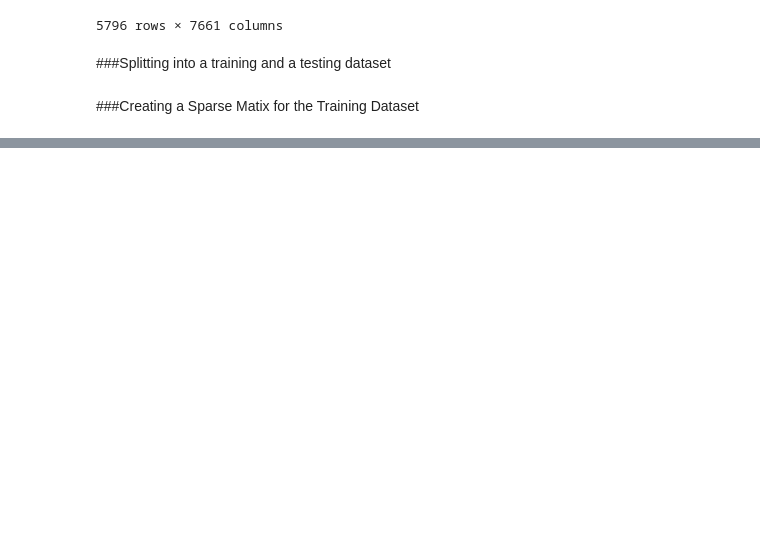
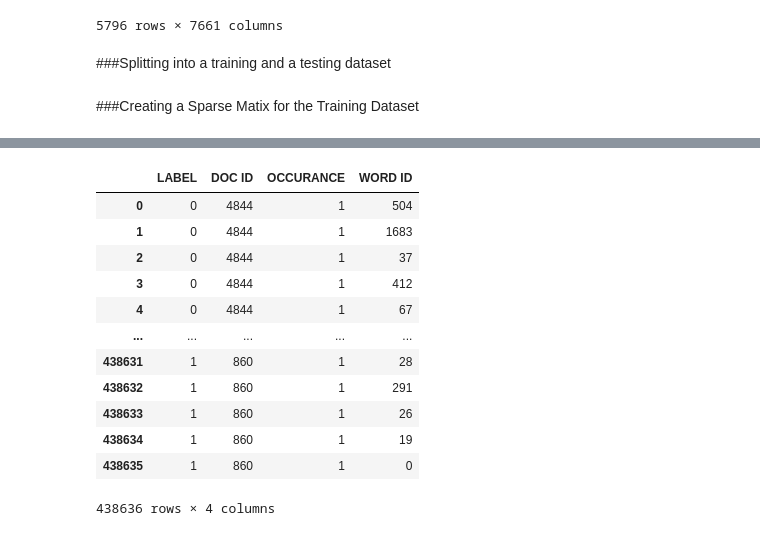
Before and after one commit to makhijakabir/machine-learning, a Jupyter notebook: bayesClassifierESF.ipynb, the cells around one changed output, grey strips where cells are left out. Saved outputs shown, nothing was run; the diff lists cells and outputs as text; code cells hidden in the pictures; blank space fills up the shorter version.

```diff
--- a/bayesClassifierESF.ipynb
+++ b/bayesClassifierESF.ipynb
@@ -636,3 +639,28 @@ xTrain.index.name = xTest.index.name = 'docID'
 ###Creating a Sparse Matix for the Training Dataset
 # %%
 wordIndex = pd.Index(vocab.vocabWords)
+# %%
+def makeSparse(df, indexedWords, labels):
+
+    nrRows = df.shape[0]
+    nrCols = df.shape[1]
+    wordSet = set(indexedWords)
+
+    dictList = []
+
+    for i in range (nrRows):
+        for j in range (nrCols):
+            word = df.iat[i, j]
+            if word in wordSet:
+                docID = df.index[i]
+                wordID = indexedWords.get_loc(word)
+                category = labels.at[docID]
+
+                item = {'LABEL': category, 'DOC ID': docID, 'OCCURANCE': 1, 'WORD ID': wordID}
+                dictList.append(item)
+
+    return pd.DataFrame(dictList)
+# %%
+%%time
+
+sparseTrainDf = makeSparse(xTrain, wordIndex, yTrain)
@@ -638,0 +670,16 @@ wordIndex = pd.Index(vocab.vocabWords)
+# %%
+sparseTrainDf
+# %% [output]
+|  | LABEL | DOC ID | OCCURANCE | WORD ID |
+| 0 | 0 | 4844 | 1 | 504 |
+| 1 | 0 | 4844 | 1 | 1683 |
+| 2 | 0 | 4844 | 1 | 37 |
+| 3 | 0 | 4844 | 1 | 412 |
+| 4 | 0 | 4844 | 1 | 67 |
+| ... | ... | ... | ... | ... |
+| 438631 | 1 | 860 | 1 | 28 |
+| 438632 | 1 | 860 | 1 | 291 |
+| 438633 | 1 | 860 | 1 | 26 |
+| 438634 | 1 | 860 | 1 | 19 |
+| 438635 | 1 | 860 | 1 | 0 |
+438636 rows × 4 columns
```
Also changed, not shown: parts of 20 cells of this notebook.
